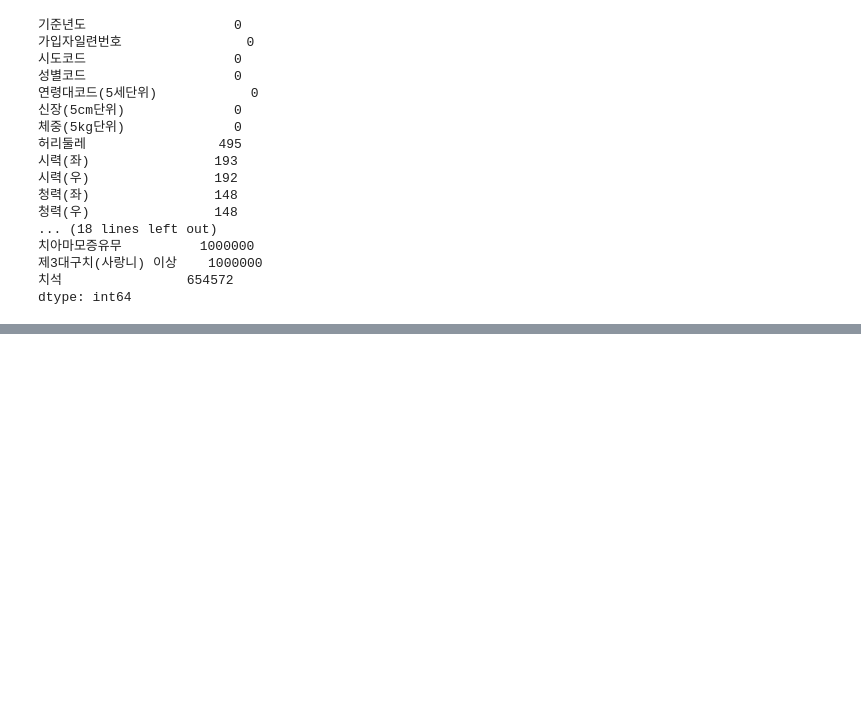
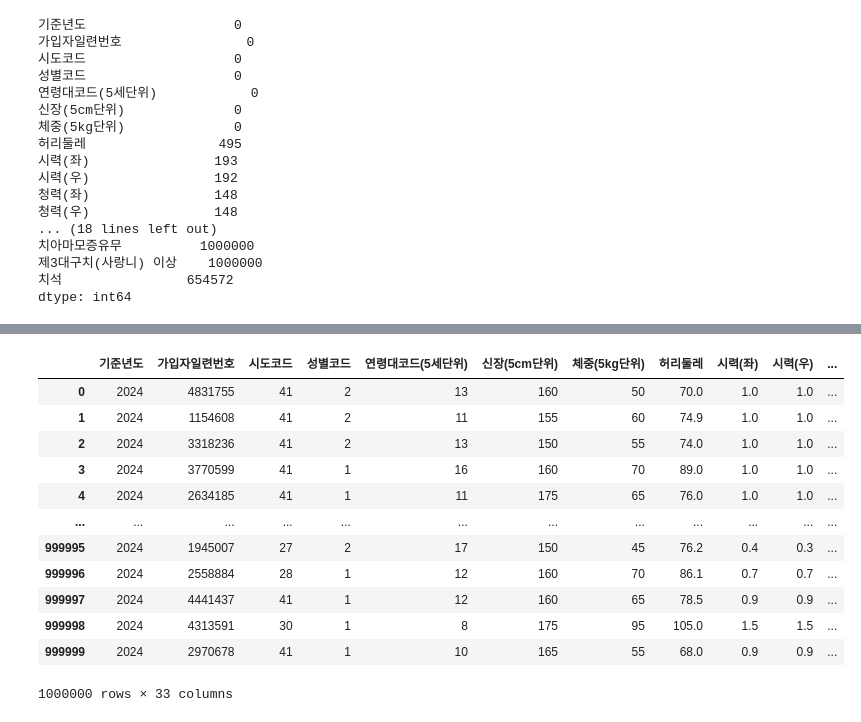
Before and after one commit to J1N462/DataScience_py, a Jupyter notebook: lab12_pandas_health.ipynb, the cells around one changed output, grey strips where cells are left out. Saved outputs shown, nothing was run; the diff lists cells and outputs as text; code cells hidden in the pictures; blank space fills up the shorter version.

```diff
--- a/lab12_pandas_health.ipynb
+++ b/lab12_pandas_health.ipynb
@@ -58,0 +58,6 @@ newdf = df.dropna() #inplace 아니고 cp생성 쳐하자
+# %%
+#평균/중간값으로 넣기 → 빈칸(NaN)을 대표값으로 대체
+mean_waist = df['허리둘레'].mean() #[] : 시리즈
+mean_eye = df['시력(좌)'].mean()
+newdf = df.fillna({'허리둘레' : mean_waist, '시력(좌)' : mean_eye})
+newdf.isnull().sum() #널값 아닌거를 , 요약해줌
@@ -58,0 +82,18 @@ newdf = df.dropna() #inplace 아니고 cp생성 쳐하자
+# %%
+#인접한 값으로 넣기 → 바로 앞/뒤 데이터 값으로 채움 (ffill, bfill)
+newnewdf = newdf.ffill().bfill()
+newnewdf
+# %% [output]
+|  | 기준년도 | 가입자일련번호 | 시도코드 | 성별코드 | 연령대코드(5세단위) | 신장(5cm단위) | 체중(5kg단위) | 허리둘레 | 시력(좌) | 시력(우) | ... |
+| 0 | 2024 | 4831755 | 41 | 2 | 13 | 160 | 50 | 70.0 | 1.0 | 1.0 | ... |
+| 1 | 2024 | 1154608 | 41 | 2 | 11 | 155 | 60 | 74.9 | 1.0 | 1.0 | ... |
+| 2 | 2024 | 3318236 | 41 | 2 | 13 | 150 | 55 | 74.0 | 1.0 | 1.0 | ... |
+| 3 | 2024 | 3770599 | 41 | 1 | 16 | 160 | 70 | 89.0 | 1.0 | 1.0 | ... |
+| 4 | 2024 | 2634185 | 41 | 1 | 11 | 175 | 65 | 76.0 | 1.0 | 1.0 | ... |
+| ... | ... | ... | ... | ... | ... | ... | ... | ... | ... | ... | ... |
+| 999995 | 2024 | 1945007 | 27 | 2 | 17 | 150 | 45 | 76.2 | 0.4 | 0.3 | ... |
+| 999996 | 2024 | 2558884 | 28 | 1 | 12 | 160 | 70 | 86.1 | 0.7 | 0.7 | ... |
+| 999997 | 2024 | 4441437 | 41 | 1 | 12 | 160 | 65 | 78.5 | 0.9 | 0.9 | ... |
+| 999998 | 2024 | 4313591 | 30 | 1 | 8 | 175 | 95 | 105.0 | 1.5 | 1.5 | ... |
+| 999999 | 2024 | 2970678 | 41 | 1 | 10 | 165 | 55 | 68.0 | 0.9 | 0.9 | ... |
+1000000 rows × 33 columns
```
Also changed, not shown: parts of 6 cells of this notebook, 3 other files.
